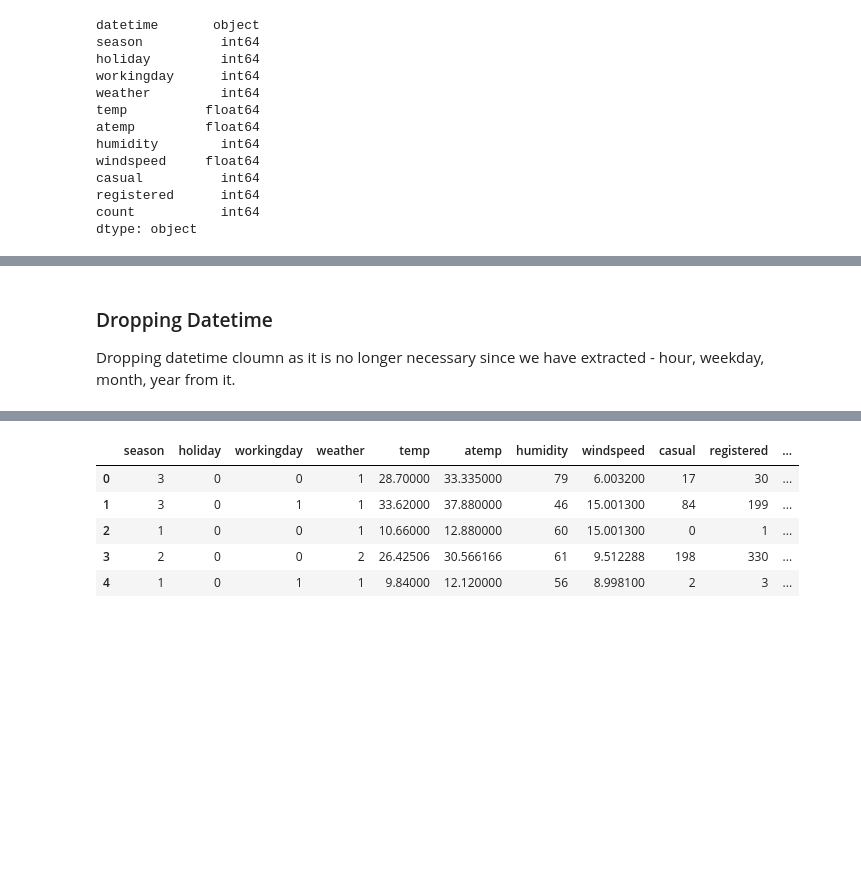
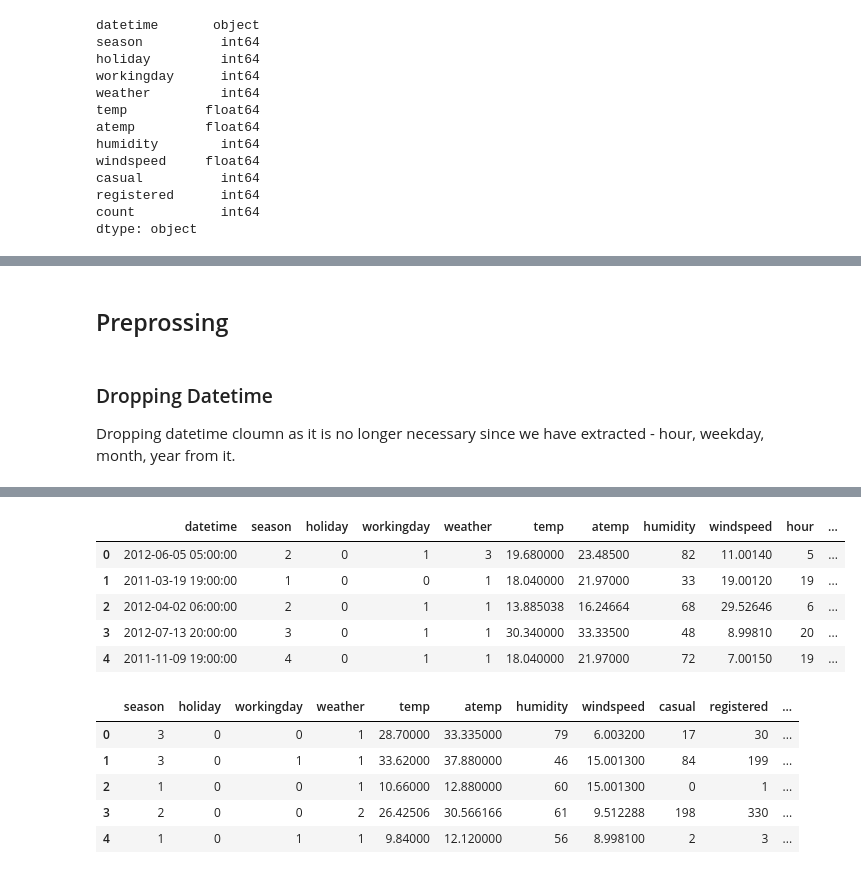
Before and after one commit to PanchangulaKrishnacharan/Masters, a Jupyter notebook: ML_Assignment_updated.ipynb, the cells around one changed output, grey strips where cells are left out. Cells and saved outputs as stored; diff of their text form; code cells hidden in the pictures; blank space fills up the shorter version.

Commit message:
adding test preprocessing

```diff
--- a/ML_Assignment_updated.ipynb
+++ b/ML_Assignment_updated.ipynb
@@ -1,6 +11,7 @@
 # %%
 import pandas as pd
 train=pd.read_csv(r"C:\Users\12dem\OneDrive\Desktop\Mtech_assignments\ML\bike_train.csv")
+test=pd.read_csv(r"C:\Users\12dem\OneDrive\Desktop\Mtech_assignments\ML\bike_test.csv")
 # %%
 #checking the datatypes of the features
 train.dtypes
@@ -35,11 +57,20 @@ train.head()
+# %% [markdown]
+## Preprossing
 # %%
 #Ectracting the information from datetime feature
 train['datetime'] = pd.to_datetime(train['datetime'])
+test['datetime'] = pd.to_datetime(test['datetime'],dayfirst=True)
+
 
 train['hour'] = train['datetime'].dt.hour
 train['weekday'] = train['datetime'].dt.weekday
 train['month'] = train['datetime'].dt.month
 train['year'] = train['datetime'].dt.year
+
+test['hour'] = test['datetime'].dt.hour
+test['weekday'] = test['datetime'].dt.weekday
+test['month'] = test['datetime'].dt.month
+test['year'] = test['datetime'].dt.year
 # %%
 #Type casting the datetime and numerical attributes to category
 
@@ -50,6 +81,14 @@ train['holiday']=train.holiday.astype('category')
 train['weekday']=train.weekday.astype('category')
 train['month']=train.month.astype('category')
 train['year']=train.year.astype('category')
+
+test['weather']=test.weather.astype('category')
+test['season']=test.season.astype('category')
+test['workingday']=test.workingday.astype('category')
+test['holiday']=test.holiday.astype('category')
+test['weekday']=test.weekday.astype('category')
+test['month']=test.month.astype('category')
+test['year']=test.year.astype('category')
 # %% [markdown]
 ### Dropping Datetime
 
@@ -68,6 +107,15 @@ train.describe()
 | 50% | 20.500000 | 24.240000 | 62.000000 | 12.450050 | 16.000000 | 117.000000 | 143.000000 | 12.000000 |
 | 75% | 26.240000 | 31.060000 | 77.000000 | 16.997900 | 49.000000 | 221.000000 | 283.000000 | 18.000000 |
 | max | 41.000000 | 45.455000 | 100.000000 | 56.996900 | 367.000000 | 886.000000 | 977.000000 | 23.000000 |
+# %%
+test.head()
+# %% [output]
+|  | datetime | season | holiday | workingday | weather | temp | atemp | humidity | windspeed | hour | ... |
+| 0 | 2012-06-05 05:00:00 | 2 | 0 | 1 | 3 | 19.680000 | 23.48500 | 82 | 11.00140 | 5 | ... |
+| 1 | 2011-03-19 19:00:00 | 1 | 0 | 0 | 1 | 18.040000 | 21.97000 | 33 | 19.00120 | 19 | ... |
+| 2 | 2012-04-02 06:00:00 | 2 | 0 | 1 | 1 | 13.885038 | 16.24664 | 68 | 29.52646 | 6 | ... |
+| 3 | 2012-07-13 20:00:00 | 3 | 0 | 1 | 1 | 30.340000 | 33.33500 | 48 | 8.99810 | 20 | ... |
+| 4 | 2011-11-09 19:00:00 | 4 | 0 | 1 | 1 | 18.040000 | 21.97000 | 72 | 7.00150 | 19 | ... |
 # %%
 train.head()
 # %% [output]
```
Also changed, not shown: parts of 8 cells of this notebook.
